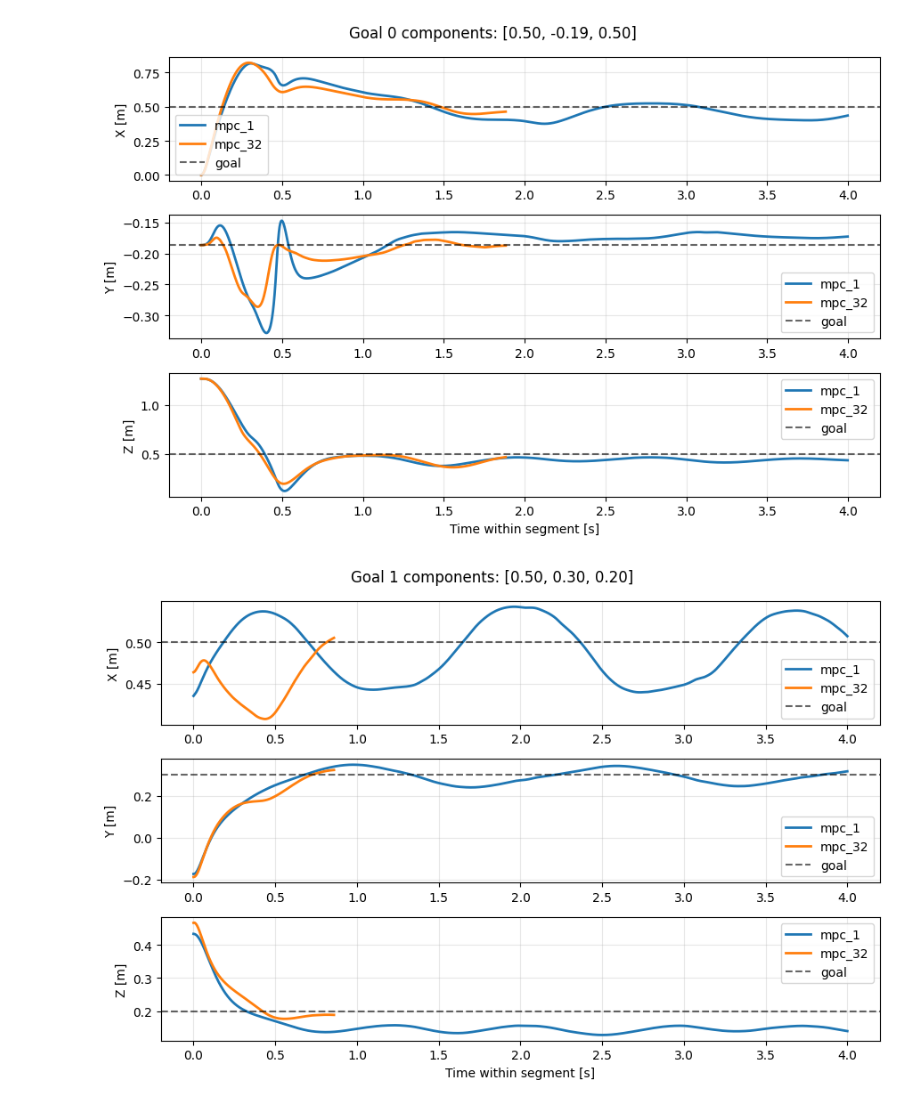
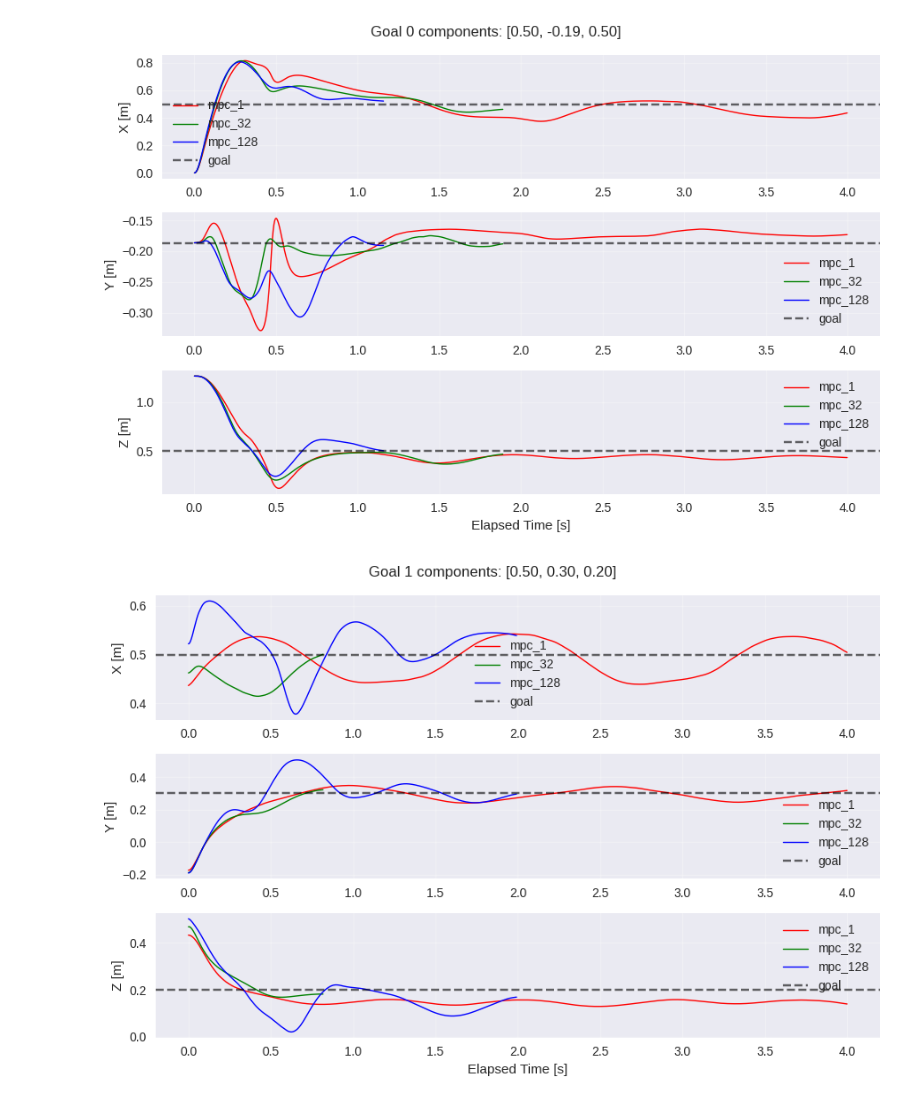
Before and after one commit to A2R-Lab/GATO, a Jupyter notebook: examples/gato_pick&place.ipynb, the cells around one changed output. Drawn from its saved outputs; the diff is of its cells as text; code cells hidden in the pictures.

```diff
--- a/examples/gato_pick&place.ipynb
+++ b/examples/gato_pick&place.ipynb
@@ -717,0 +632,16 @@ plt.show()
+# %%
+# Solve Time
+fig, ax = plt.subplots(figsize=(8, 4))
+for res in results:
+    stats = res['stats']
+    t = np.asarray(stats['timestamps'])
+    solve_ms = np.asarray(stats['solve_times'])
+    ax.plot(t, solve_ms, label=res['label'], linewidth=2)
+ax.set_xlabel('Time [s]')
+ax.set_ylabel('Solve Time [ms]')
+ax.set_title('Solve Time vs Time')
+ax.grid(True, alpha=0.3)
+ax.legend(loc='best')
+plt.tight_layout()
+plt.savefig(f'solve_time.png', dpi=300)
+plt.show()
@@ -838,36 +768,19 @@ for i in range(num_goals):
 # %%
-import numpy as np
-import matplotlib.pyplot as plt
+# Plot X, Y, Z components separately for each goal segment, overlaying mpc_1, mpc_32, and mpc_128
 
-# Plot X, Y, Z components separately for each goal segment, overlaying mpc_1 and mpc_32
-if 'mpc_stats_1' not in globals() or 'mpc_stats_32' not in globals():
-    raise RuntimeError('mpc_stats_1 and/or mpc_stats_32 not found. Run the MPC cells first.')
-
-
-def goal_segments(stats):
-    ee_goal = np.asarray(stats['ee_goal'])
-    T = len(ee_goal)
-    if T == 0:
-        return []
-    change_idxs = [0]
-    for i in range(1, T):
-        if not np.allclose(ee_goal[i], ee_goal[i - 1], atol=1e-9):
-            change_idxs.append(i)
-    change_idxs.append(T)
-    return [{'start': s, 'end': e, 'goal': ee_goal[s]} for s, e in zip(change_idxs[:-1], change_idxs[1:])]
-
-
-seg1 = goal_segments(mpc_stats_1)
-seg32 = goal_segments(mpc_stats_32)
-num_goals = max(len(seg1), len(seg32))
-if num_goals == 0:
-    raise RuntimeError('No goal segments detected.')
+# Use the segments_from_stats function defined in the previous cell
+seg1 = segments_from_stats(mpc_stats_1)
+seg32 = segments_from_stats(mpc_stats_32)
+seg128 = segments_from_stats(mpc_stats_128)
+num_goals = max(len(seg1), len(seg32), len(seg128))
 
 # Full arrays
 T1 = np.asarray(mpc_stats_1['timestamps'])
 EE1 = np.asarray(mpc_stats_1['ee_actual'])
 T32 = np.asarray(mpc_stats_32['timestamps'])
 EE32 = np.asarray(mpc_stats_32['ee_actual'])
+T128 = np.asarray(mpc_stats_128['timestamps'])
+EE128 = np.asarray(mpc_stats_128['ee_actual'])
 
 for gi in range(num_goals):
     fig, axs = plt.subplots(3, 1, figsize=(9, 6), sharex=False)
@@ -878,42 +791,52 @@ for gi in range(num_goals):
     if gi < len(seg1):
         s, e = seg1[gi]['start'], seg1[gi]['end']
         t_rel = T1[s:e] - T1[s]
-        axs[0].plot(t_rel, EE1[s:e, 0], label='mpc_1', linewidth=2)
-        axs[1].plot(t_rel, EE1[s:e, 1], label='mpc_1', linewidth=2)
-        axs[2].plot(t_rel, EE1[s:e, 2], label='mpc_1', linewidth=2)
+        axs[0].plot(t_rel, EE1[s:e, 0], label='mpc_1', linewidth=1, color='red')
+        axs[1].plot(t_rel, EE1[s:e, 1], label='mpc_1', linewidth=1, color='red')
+        axs[2].plot(t_rel, EE1[s:e, 2], label='mpc_1', linewidth=1, color='red')
         goal_pt = seg1[gi]['goal']
 
     # mpc_32 segment
     if gi < len(seg32):
         s2, e2 = seg32[gi]['start'], seg32[gi]['end']
         t_rel2 = T32[s2:e2] - T32[s2]
-        axs[0].plot(t_rel2, EE32[s2:e2, 0], label='mpc_32', linewidth=2)
-        axs[1].plot(t_rel2, EE32[s2:e2, 1], label='mpc_32', linewidth=2)
-        axs[2].plot(t_rel2, EE32[s2:e2, 2], label='mpc_32', linewidth=2)
+        axs[0].plot(t_rel2, EE32[s2:e2, 0], label='mpc_32', linewidth=1, color='green')
+        axs[1].plot(t_rel2, EE32[s2:e2, 1], label='mpc_32', linewidth=1, color='green')
+        axs[2].plot(t_rel2, EE32[s2:e2, 2], label='mpc_32', linewidth=1, color='green')
         if goal_pt is None:
             goal_pt = seg32[gi]['goal']
+
+    # mpc_128 segment
+    if gi < len(seg128):
+        s3, e3 = seg128[gi]['start'], seg128[gi]['end']
+        t_rel3 = T128[s3:e3] - T128[s3]
+        axs[0].plot(t_rel3, EE128[s3:e3, 0], label='mpc_128', linewidth=1, color='blue')
+        axs[1].plot(t_rel3, EE128[s3:e3, 1], label='mpc_128', linewidth=1, color='blue')
+        axs[2].plot(t_rel3, EE128[s3:e3, 2], label='mpc_128', linewidth=1, color='blue')
+        if goal_pt is None:
+            goal_pt = seg128[gi]['goal']
 
     if goal_pt is not None:
         axs[0].axhline(goal_pt[0], linestyle='--', color='k', alpha=0.6, label='goal')
         axs[1].axhline(goal_pt[1], linestyle='--', color='k', alpha=0.6, label='goal')
         axs[2].axhline(goal_pt[2], linestyle='--', color='k', alpha=0.6, label='goal')
 
     axs[0].set_ylabel('X [m]')
     axs[1].set_ylabel('Y [m]')
     axs[2].set_ylabel('Z [m]')
-    axs[2].set_xlabel('Time within segment [s]')
+    axs[2].set_xlabel('Elapsed Time [s]')
 
     for ax in axs:
         ax.grid(True, alpha=0.3)
         ax.legend(loc='best')
 
     if goal_pt is not None:
         fig.suptitle(f'Goal {gi} components: [{goal_pt[0]:.2f}, {goal_pt[1]:.2f}, {goal_pt[2]:.2f}]', y=0.98)
     else:
         fig.suptitle(f'Goal {gi} components', y=0.98)
 
     plt.tight_layout()
     plt.show()
 # %% [output]
-[figure, old version]
+[figure, new version]
-[figure, old version]
+[figure, new version]
```
Also changed, not shown: parts of 11 cells of this notebook.
